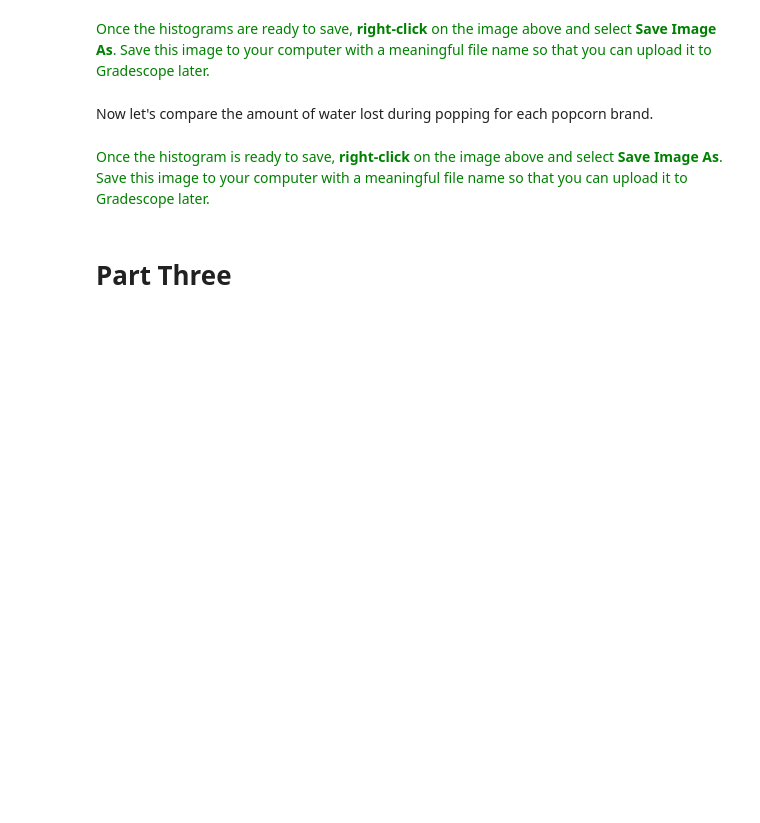
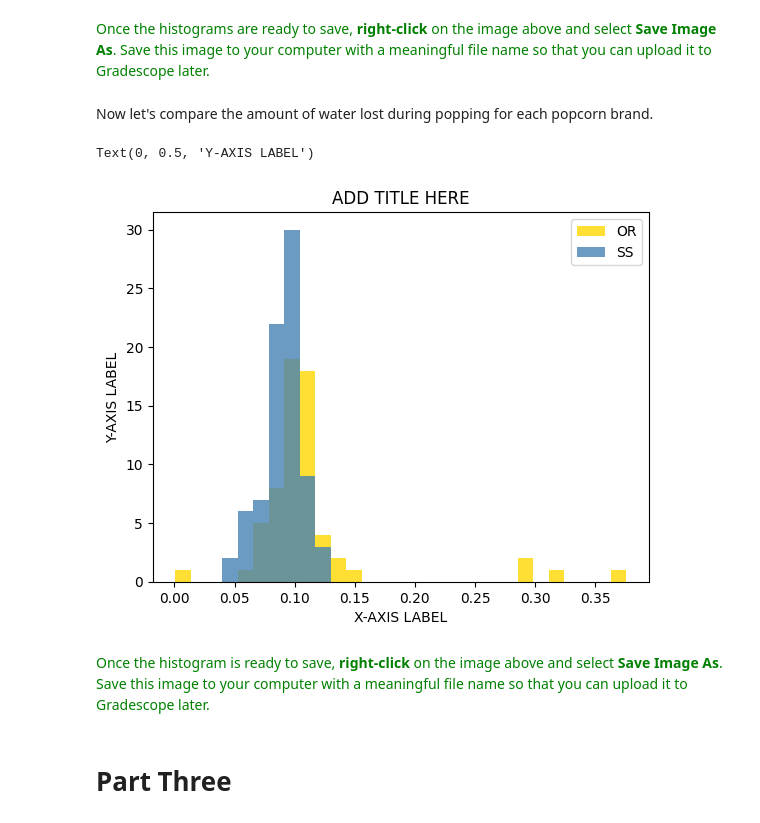
Before and after one commit to erinetaylor/AChemLab, a Jupyter notebook: KernelQuestII.ipynb, the cells around one changed output. Saved outputs shown, nothing was run; the diff lists cells and outputs as text; code cells hidden in the pictures; blank space fills up the shorter version.

```diff
--- a/KernelQuestII.ipynb
+++ b/KernelQuestII.ipynb
@@ -294,14 +361,17 @@ plt.ylabel("Y-AXIS LABEL")
 # %% [markdown]
 Now let's compare the amount of water lost during popping for each popcorn brand.
 # %%
-n_bins = 10
+n_bins = 30
 new_bins=np.linspace(OR_Relative_WaterLost.min(), OR_Relative_WaterLost.max(), n_bins)
 plt.hist(OR_Relative_WaterLost, bins=new_bins, label='OR', color = "gold", alpha = 0.8) #Orville Redenbacher Water Lost Data
 plt.hist(SS_Relative_WaterLost, bins=new_bins, label='SS', color = "steelblue", alpha = 0.8) #Signature Select Water Lost Data
 plt.legend(loc="best")
 plt.title("ADD TITLE HERE")
 plt.xlabel("X-AXIS LABEL")
 plt.ylabel("Y-AXIS LABEL")
+# %% [output]
+Text(0, 0.5, 'Y-AXIS LABEL')
+[figure, added]
 # %% [markdown]
 <font color='green'>Once the histogram is ready to save, **right-click** on the image above and select **Save Image As**. Save this image to your computer with a meaningful file name so that you can upload it to Gradescope later.
 # %% [markdown]
```
Also changed, not shown: parts of 16 cells of this notebook.
